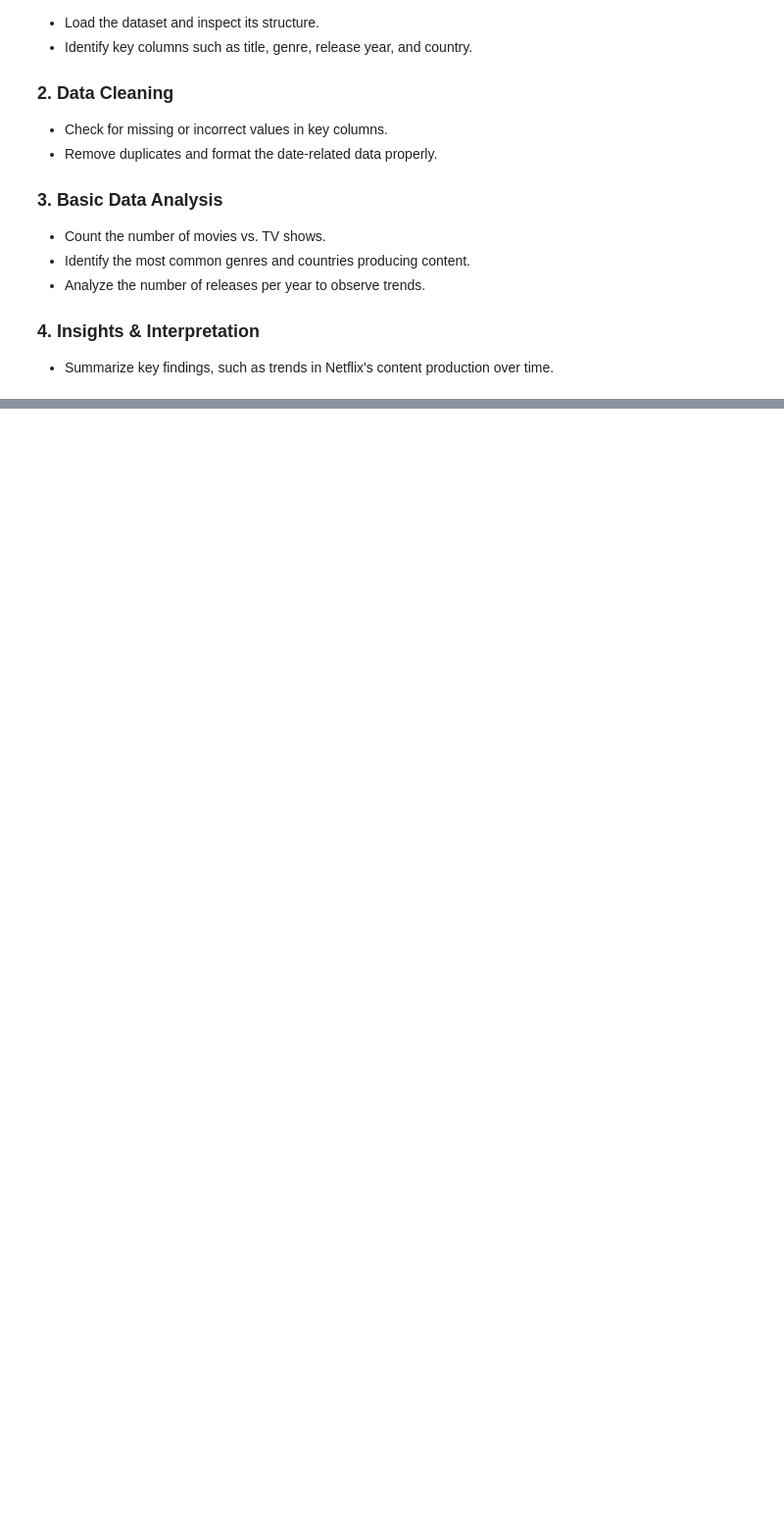
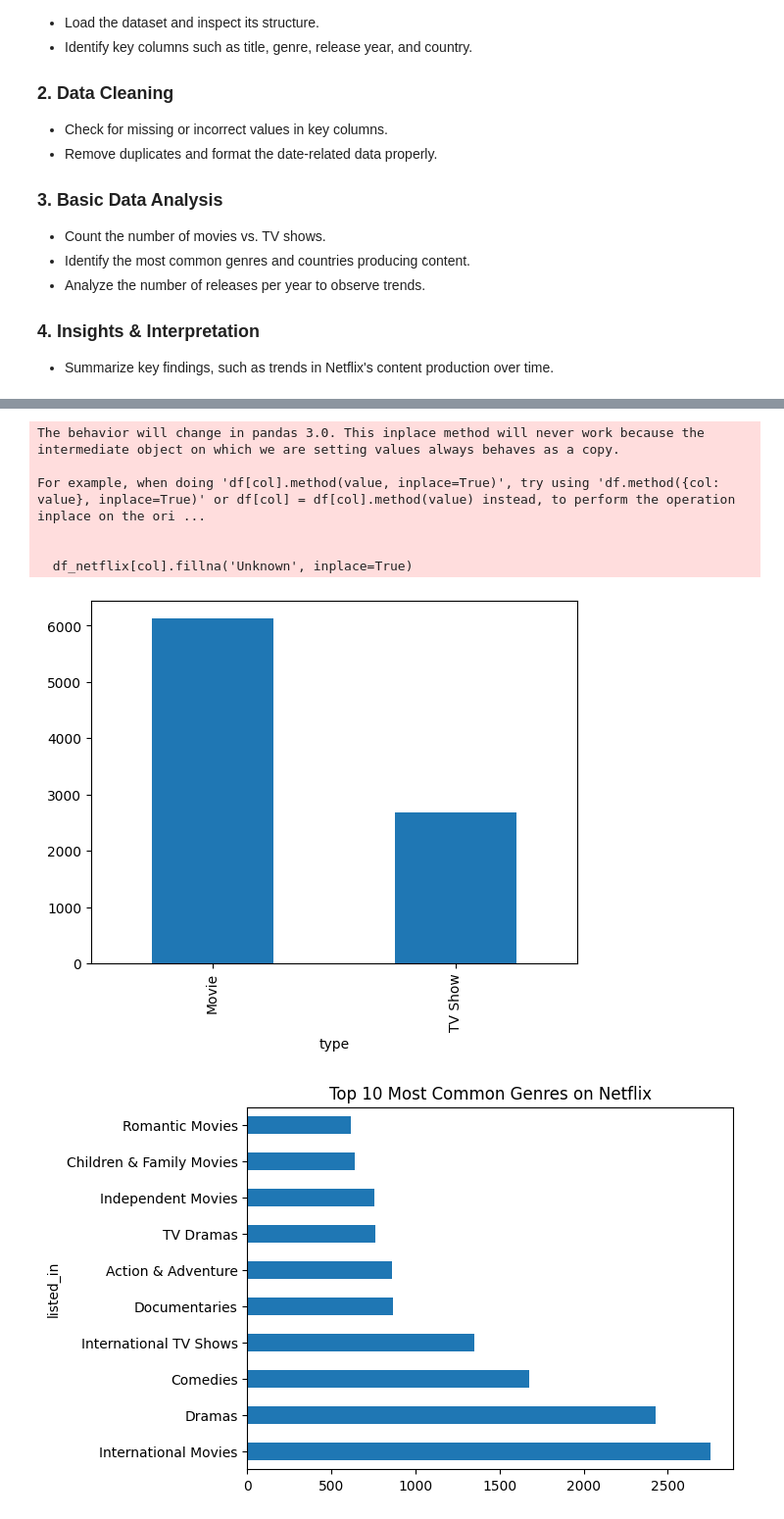
Before and after one commit to rjmn0208/cs-3246, a Jupyter notebook: [Activity_2]_Python_Pandas_Student_Copy.ipynb, the cells around one changed output, grey strips where cells are left out. Shown: that part at 98% size. Saved outputs shown, nothing was run; the diff lists cells and outputs as text; code cells hidden in the pictures; blank space fills up the shorter version.

```diff
--- a/[Activity_2]_Python_Pandas_Student_Copy.ipynb
+++ b/[Activity_2]_Python_Pandas_Student_Copy.ipynb
@@ -359,3 +388,58 @@ How can we use **Netflix’s dataset** to gain insights into content distributio
 
 ### **4. Insights & Interpretation**
 - Summarize key findings, such as trends in Netflix's content production over time.
+# %%
+# 1
+import matplotlib.pyplot as plt
+df_netflix = pd.read_csv('datasets/netflix_dataset.csv')
+#  1
+print("Info:")
+df_netflix.info()
+
+print("\nNull Values:")
+print(df_netflix.isnull().sum())
+
+print("\nDuplicate Values:")
+print(df_netflix[df_netflix.duplicated()])
+# 2
+df_netflix.drop_duplicates(inplace = True)
+
+for col in df_netflix.columns.difference(['date_added', 'release_year']):
+    df_netflix[col].fillna('Unknown', inplace=True)
+
+df_netflix['date_added'] = pd.to_datetime(df_netflix['date_added'], errors='coerce')
+df_netflix['release_year'].astype(int)
+
+# 3
+df_netflix_type_count = df_netflix["type"].value_counts()
+df_netflix_common_genres = df_netflix["listed_in"].str.split(", ").explode().value_counts().head(10)
+df_netflix_countries = df_netflix["country"].str.split(", ").explode().value_counts().head(10)
+df_netflix_release_year_counts = df_netflix["release_year"].value_counts().sort_index()
+
+# types
+df_netflix_type_count.plot(kind="bar")
+plt.show()
+
+# genres
+df_netflix_common_genres.plot(kind="barh")
+plt.title("Top 10 Most Common Genres on Netflix")
+plt.show()
+
+# countries
+df_netflix_countries.plot(kind='barh')
+plt.title("Top 10 Countries Producing Content on Netflix")
+plt.show()
+
+# number of releases per year
+df_netflix_release_year_counts.plot(kind='line', marker='.')
+plt.title("Number Releases Per Year")
+plt.figure
+plt.tight_layout()
+plt.show()
+
+# 4
+print('1. There are more Movies than TV Shows')
+print('2. International Movies, Dramas, Comedies are the mose common genres')
+print('3. US produces the most content')
+print('4. Exponential growth in content from late 2000s/ early 2010s till 2020. The drop off most likely due to the pandemic')
+# %% [output]
@@ -361,0 +463,8 @@ How can we use **Netflix’s dataset** to gain insights into content distributio
+The behavior will change in pandas 3.0. This inplace method will never work because the intermediate object on which we are setting values always behaves as a copy.
+
+For example, when doing 'df[col].method(value, inplace=True)', try using 'df.method({col: value}, inplace=True)' or df[col] = df[col].method(value) instead, to perform the operation inplace on the ori ...
+
+
+  df_netflix[col].fillna('Unknown', inplace=True)
+[figure, added]
+[figure, added]
```
Also changed, not shown: parts of 5 cells of this notebook.
